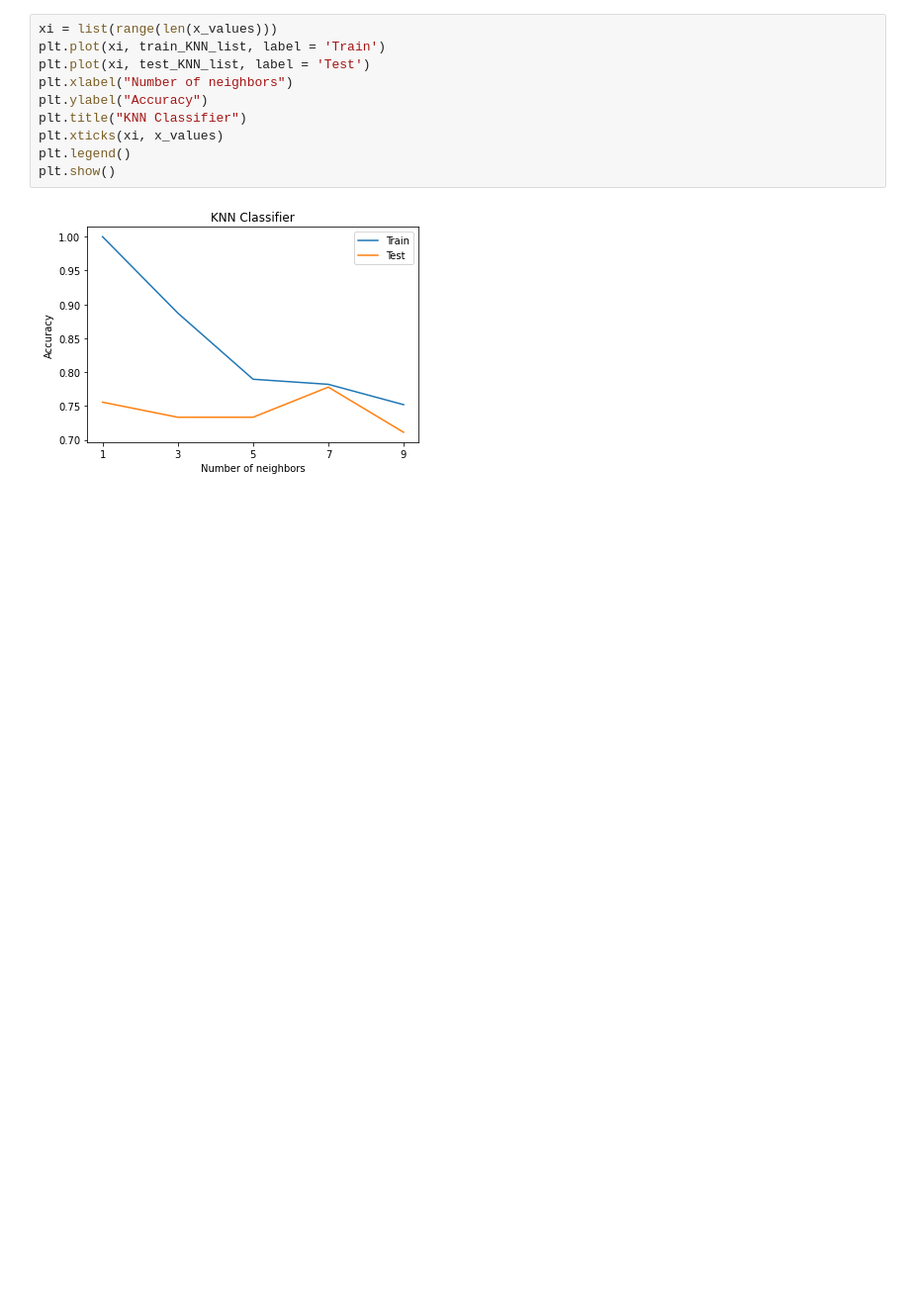
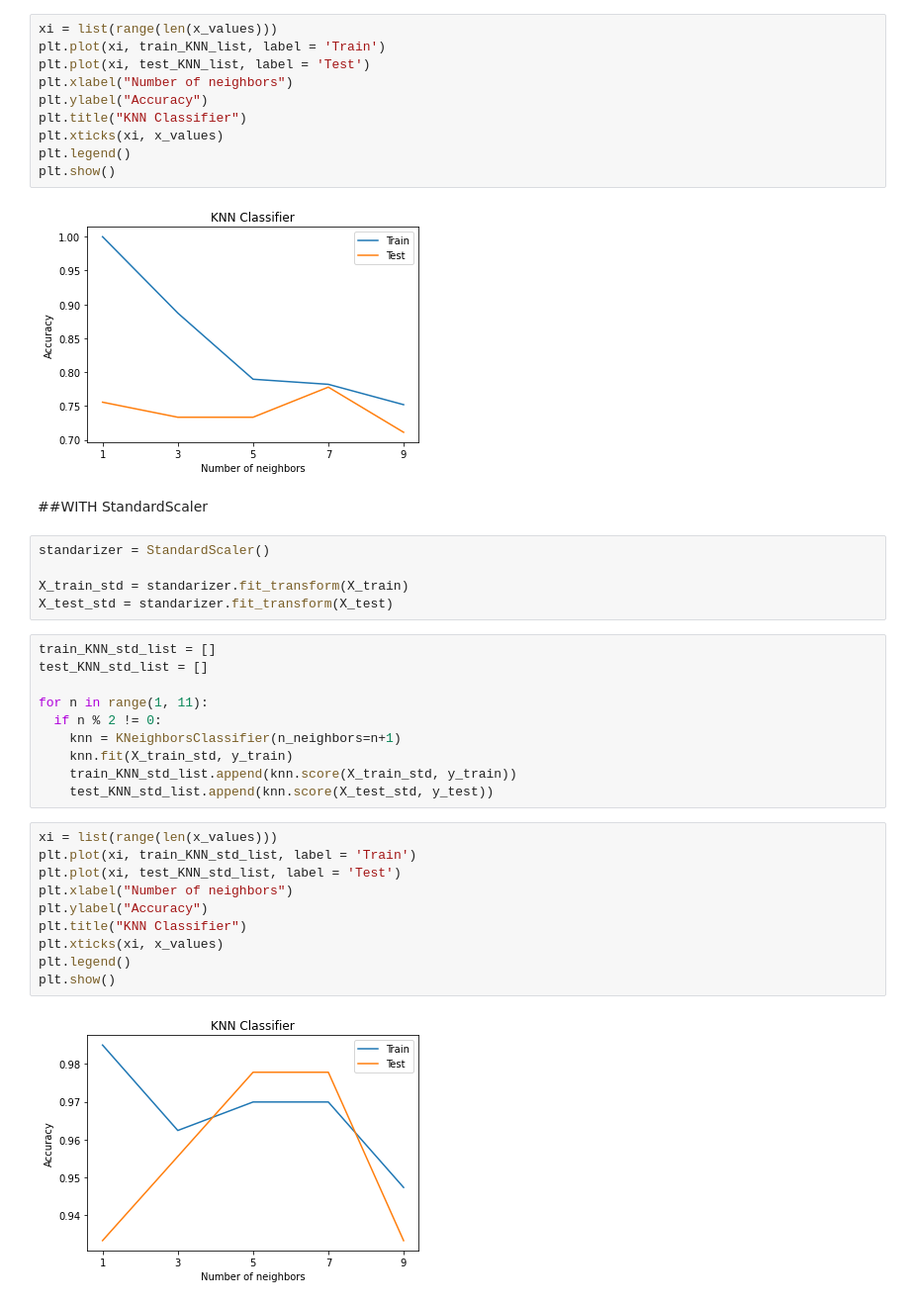
Before and after one commit to ChojnackiKRZ/01_evaluation_KNN, a Jupyter notebook: 01_evaluation_KNN.ipynb, the cells around one changed output. Shown at 99% size. Cells and saved outputs as stored; diff of their text form; blank space fills up the shorter version.

```diff
--- a/01_evaluation_KNN.ipynb
+++ b/01_evaluation_KNN.ipynb
@@ -62,3 +66,32 @@ plt.legend()
 plt.show()
 # %% [output]
 [figure]
+# %% [markdown]
+##WITH StandardScaler
+# %%
+standarizer = StandardScaler()
+
+X_train_std = standarizer.fit_transform(X_train)
+X_test_std = standarizer.fit_transform(X_test)
+# %%
+train_KNN_std_list = []
+test_KNN_std_list = []
+
+for n in range(1, 11):
+  if n % 2 != 0:
+    knn = KNeighborsClassifier(n_neighbors=n+1)
+    knn.fit(X_train_std, y_train)
+    train_KNN_std_list.append(knn.score(X_train_std, y_train))
+    test_KNN_std_list.append(knn.score(X_test_std, y_test))
+# %%
+xi = list(range(len(x_values)))
+plt.plot(xi, train_KNN_std_list, label = 'Train')
+plt.plot(xi, test_KNN_std_list, label = 'Test')
+plt.xlabel("Number of neighbors")
+plt.ylabel("Accuracy")
+plt.title("KNN Classifier")
+plt.xticks(xi, x_values)
+plt.legend()
+plt.show()
+# %% [output]
+[figure, added]
```
Also changed, not shown: parts of 2 cells of this notebook.
